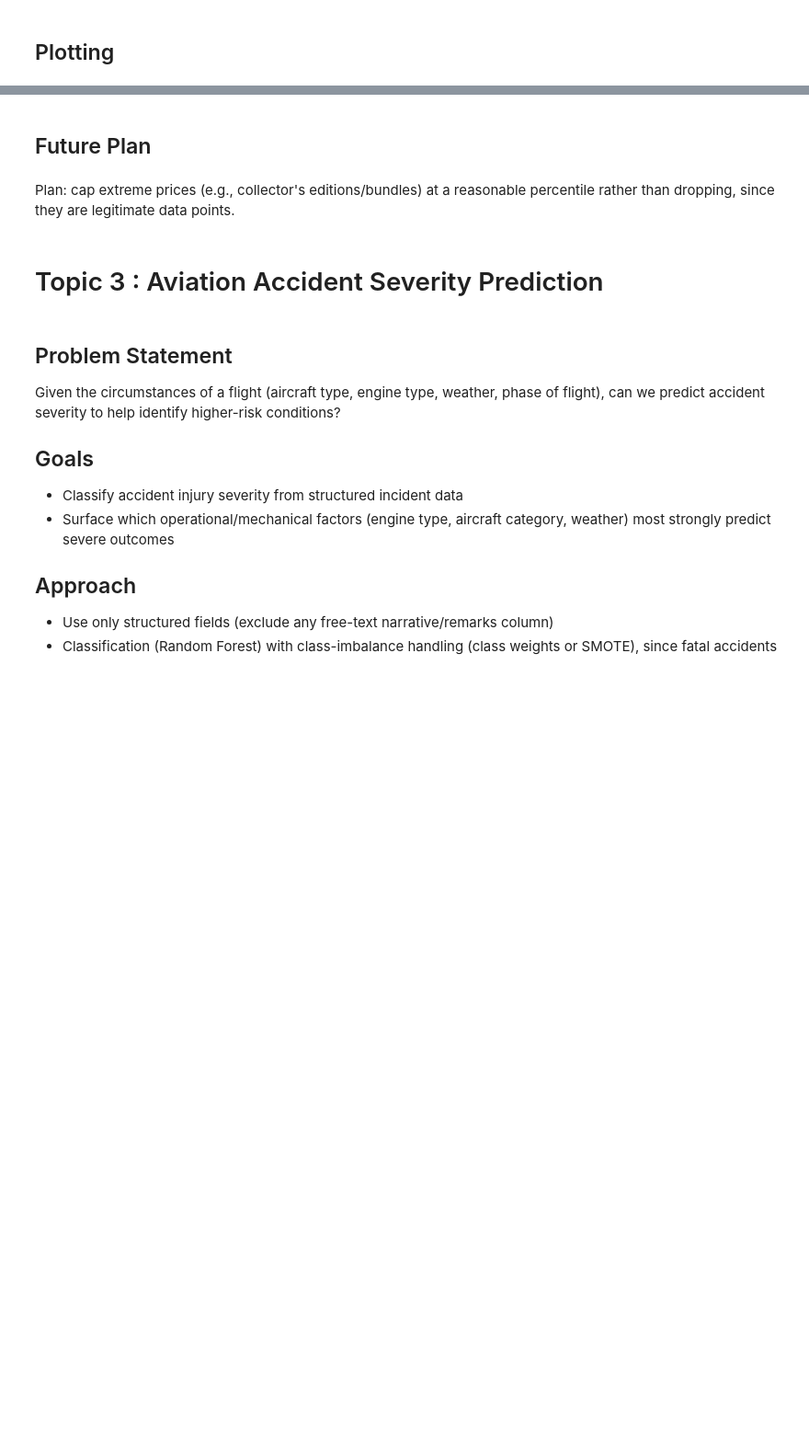
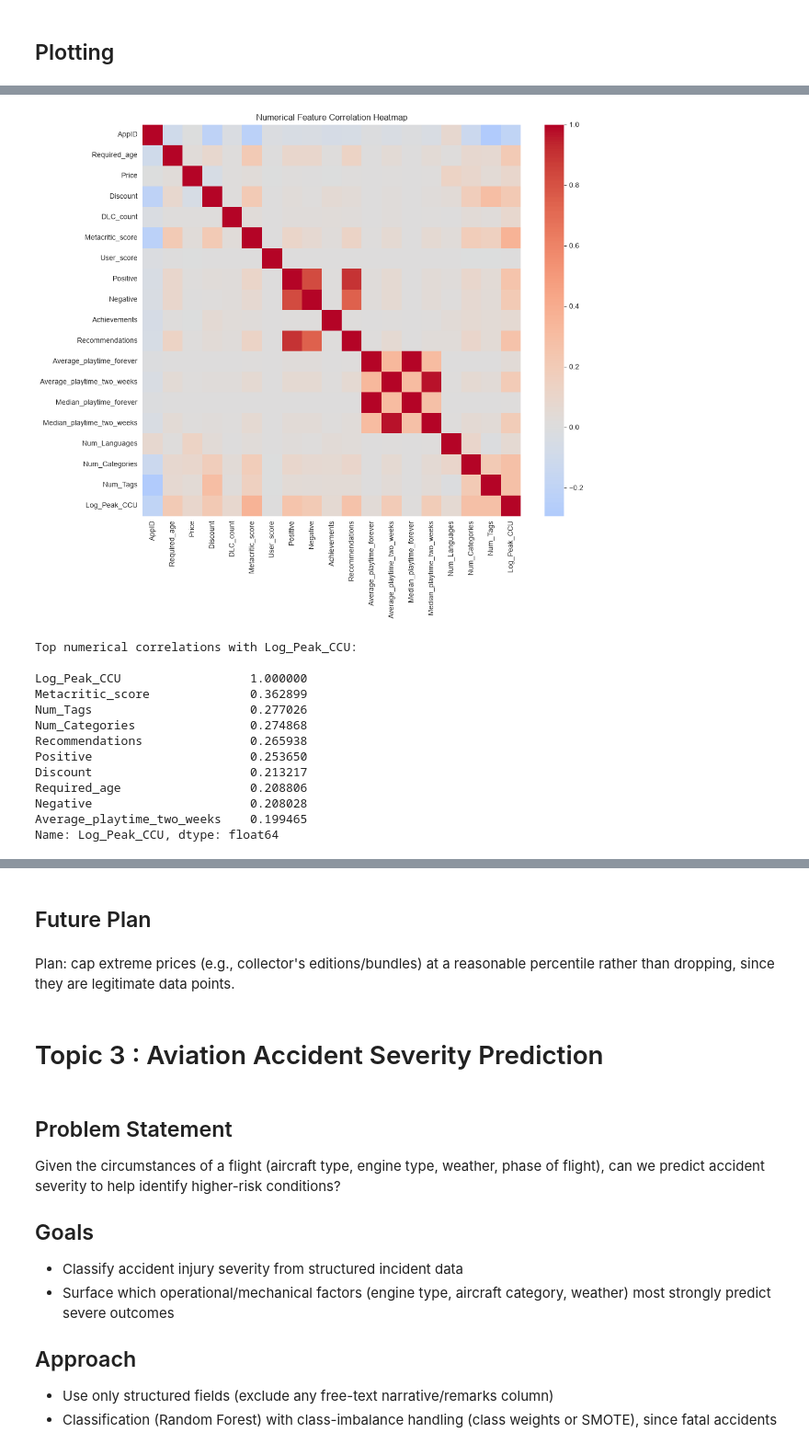
Before and after one commit to Qaem-7/labs_projects, a Jupyter notebook: Projects/Capstone Project/1. Lightning Talk #1/Qaem-Lightning_talk#1.ipynb, the cells around one changed output, grey strips where cells are left out. Shown at 92% size. Saved outputs shown, nothing was run; the diff lists cells and outputs as text; code cells hidden in the pictures; blank space fills up the shorter version.

```diff
--- a/Projects/Capstone Project/1. Lightning Talk #1/Qaem-Lightning_talk#1.ipynb
+++ b/Projects/Capstone Project/1. Lightning Talk #1/Qaem-Lightning_talk#1.ipynb
@@ -439,0 +440,14 @@ df2.head(7)
+# %%
+corrected_columns = [
+    'AppID', 'Name', 'Release_date', 'Estimated_owners', 'Peak_CCU',
+    'Required_age', 'Price', 'Discount', 'DLC_count', 'About_the_game',
+    'Supported_languages', 'Full_audio_languages', 'Reviews', 'Header_image',
+    'Website', 'Support_url', 'Support_email', 'Windows', 'Mac', 'Linux',
+    'Metacritic_score', 'Metacritic_url', 'User_score', 'Positive', 'Negative',
+    'Score_rank', 'Achievements', 'Recommendations', 'Notes',
+    'Average_playtime_forever', 'Average_playtime_two_weeks',
+    'Median_playtime_forever', 'Median_playtime_two_weeks',
+    'Developers', 'Publishers', 'Categories', 'Genres', 'Tags', 'Screenshots'
+]
+
+df2.columns = corrected_columns
@@ -509,0 +609,31 @@ Name: positive_ratio, dtype: float64
+# %%
+plt.figure(figsize=(12, 10))
+
+# Select numerical columns from the cleaned dataframe
+numerical_cols = df2_clean.select_dtypes(include=np.number).columns.tolist()
+
+# Drop the original Peak_CCU to avoid redundant perfect correlation
+corr_matrix = df2_clean[numerical_cols].drop(columns=['Peak_CCU']).corr()
+
+sns.heatmap(corr_matrix, cmap='coolwarm', center=0, annot=False)
+plt.title('Numerical Feature Correlation Heatmap')
+plt.show()
+
+# Print the top numerical predictors for Log_Peak_CCU
+print("Top numerical correlations with Log_Peak_CCU:\n")
+print(corr_matrix['Log_Peak_CCU'].sort_values(ascending=False).head(10))
+# %% [output]
+[figure, added]
+Top numerical correlations with Log_Peak_CCU:
+
+Log_Peak_CCU                  1.000000
+Metacritic_score              0.362899
+Num_Tags                      0.277026
+Num_Categories                0.274868
+Recommendations               0.265938
+Positive                      0.253650
+Discount                      0.213217
+Required_age                  0.208806
+Negative                      0.208028
+Average_playtime_two_weeks    0.199465
+Name: Log_Peak_CCU, dtype: float64
```
Also changed, not shown: parts of 29 cells of this notebook, 1 other file.
